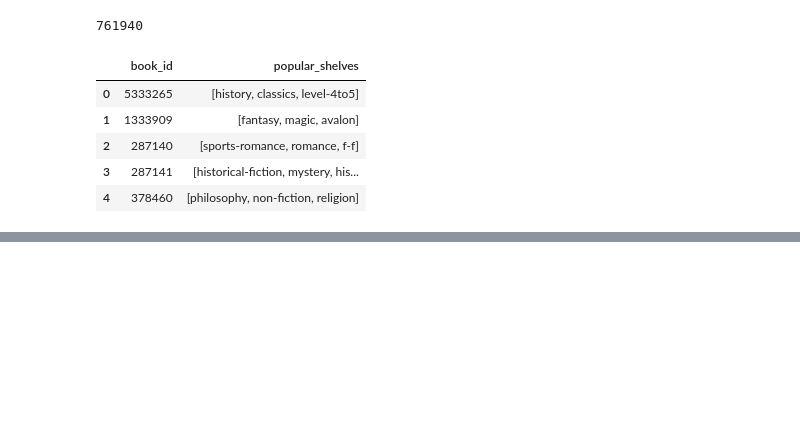
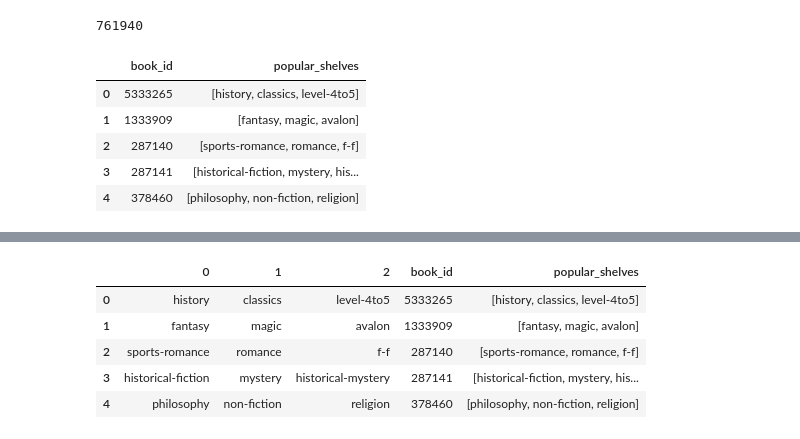
Before and after one commit to ychebaro/project_insight, a Jupyter notebook: Cleaning_books.ipynb, the cells around one changed output, grey strips where cells are left out. Saved outputs shown, nothing was run; the diff lists cells and outputs as text; code cells hidden in the pictures; blank space fills up the shorter version.

```diff
--- a/Cleaning_books.ipynb
+++ b/Cleaning_books.ipynb
@@ -357,0 +375,11 @@ newdata.head()
+# %%
+cutdata = newdata.iloc[:, [0, 1, 2, 100, 101]]
+# %%
+cutdata.head()
+# %% [output]
+|  | 0 | 1 | 2 | book_id | popular_shelves |
+| 0 | history | classics | level-4to5 | 5333265 | [history, classics, level-4to5] |
+| 1 | fantasy | magic | avalon | 1333909 | [fantasy, magic, avalon] |
+| 2 | sports-romance | romance | f-f | 287140 | [sports-romance, romance, f-f] |
+| 3 | historical-fiction | mystery | historical-mystery | 287141 | [historical-fiction, mystery, his... |
+| 4 | philosophy | non-fiction | religion | 378460 | [philosophy, non-fiction, religion] |
```
Also changed, not shown: parts of 65 cells of this notebook.
